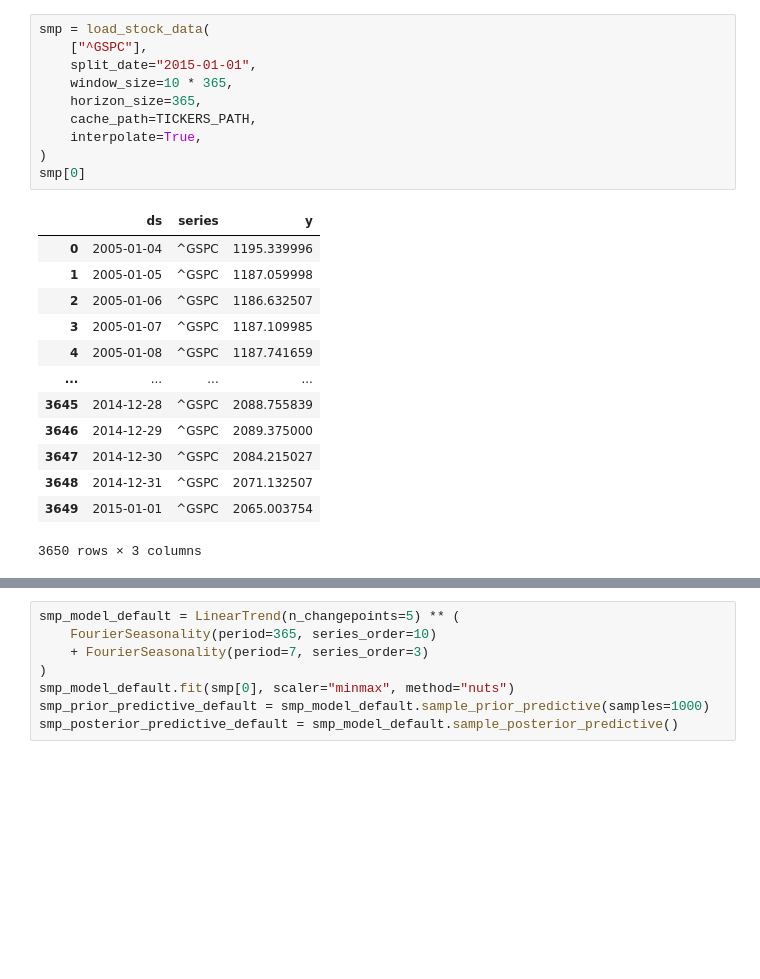
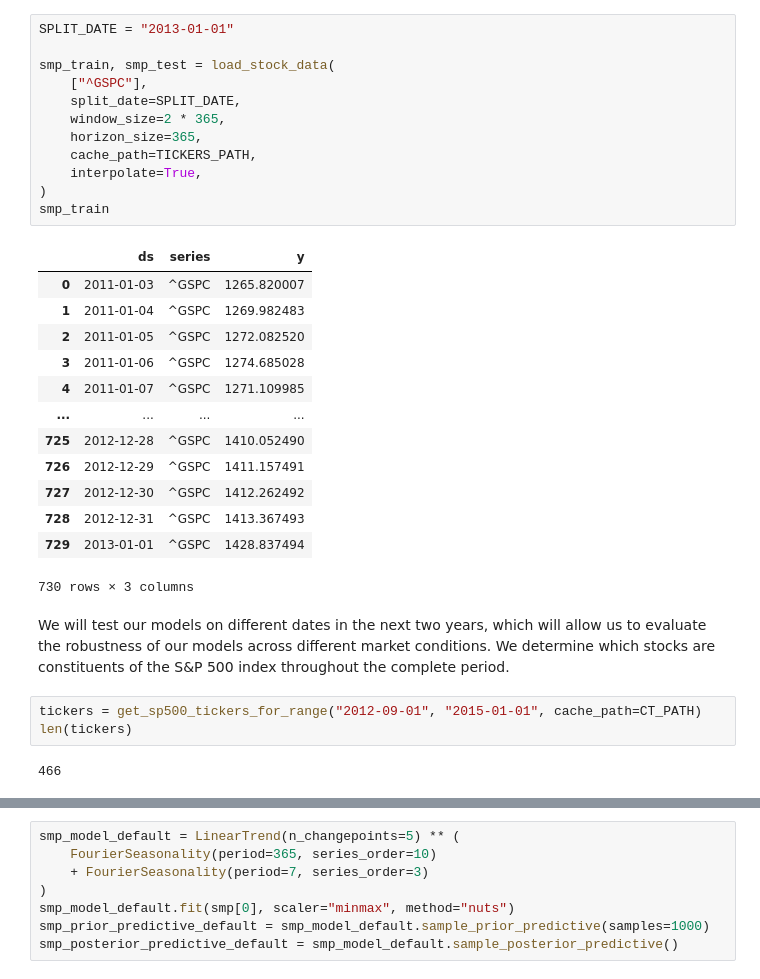
Before and after one commit to jovan-krajevski/vangja, a Jupyter notebook: docs/source/notebooks/02_case_stydy_stocks.ipynb, the cells around one changed output, grey strips where cells are left out. Saved outputs shown, nothing was run; the diff lists cells and outputs as text; blank space fills up the shorter version.

Commit message:
analyzing stock data

```diff
--- a/docs/source/notebooks/02_case_stydy_stocks.ipynb
+++ b/docs/source/notebooks/02_case_stydy_stocks.ipynb
@@ -15,24 +58,33 @@ TICKERS_PATH = Path("../data/tickers")
 # %%
-smp = load_stock_data(
+SPLIT_DATE = "2013-01-01"
+
+smp_train, smp_test = load_stock_data(
     ["^GSPC"],
-    split_date="2015-01-01",
-    window_size=10 * 365,
+    split_date=SPLIT_DATE,
+    window_size=2 * 365,
     horizon_size=365,
     cache_path=TICKERS_PATH,
     interpolate=True,
 )
-smp[0]
+smp_train
 # %% [output]
 |  | ds | series | y |
-| 0 | 2005-01-04 | ^GSPC | 1195.339996 |
-| 1 | 2005-01-05 | ^GSPC | 1187.059998 |
-| 2 | 2005-01-06 | ^GSPC | 1186.632507 |
-| 3 | 2005-01-07 | ^GSPC | 1187.109985 |
-| 4 | 2005-01-08 | ^GSPC | 1187.741659 |
+| 0 | 2011-01-03 | ^GSPC | 1265.820007 |
+| 1 | 2011-01-04 | ^GSPC | 1269.982483 |
+| 2 | 2011-01-05 | ^GSPC | 1272.082520 |
+| 3 | 2011-01-06 | ^GSPC | 1274.685028 |
+| 4 | 2011-01-07 | ^GSPC | 1271.109985 |
 | ... | ... | ... | ... |
-| 3645 | 2014-12-28 | ^GSPC | 2088.755839 |
-| 3646 | 2014-12-29 | ^GSPC | 2089.375000 |
-| 3647 | 2014-12-30 | ^GSPC | 2084.215027 |
-| 3648 | 2014-12-31 | ^GSPC | 2071.132507 |
-| 3649 | 2015-01-01 | ^GSPC | 2065.003754 |
+| 725 | 2012-12-28 | ^GSPC | 1410.052490 |
+| 726 | 2012-12-29 | ^GSPC | 1411.157491 |
+| 727 | 2012-12-30 | ^GSPC | 1412.262492 |
+| 728 | 2012-12-31 | ^GSPC | 1413.367493 |
+| 729 | 2013-01-01 | ^GSPC | 1428.837494 |
-3650 rows × 3 columns
+730 rows × 3 columns
+# %% [markdown]
+We will test our models on different dates in the next two years, which will allow us to evaluate the robustness of our models across different market conditions. We determine which stocks are constituents of the S&P 500 index throughout the complete period.
+# %%
+tickers = get_sp500_tickers_for_range("2012-09-01", "2015-01-01", cache_path=CT_PATH)
+len(tickers)
+# %% [output]
+466
```
Also changed, not shown: parts of 18 cells of this notebook.
